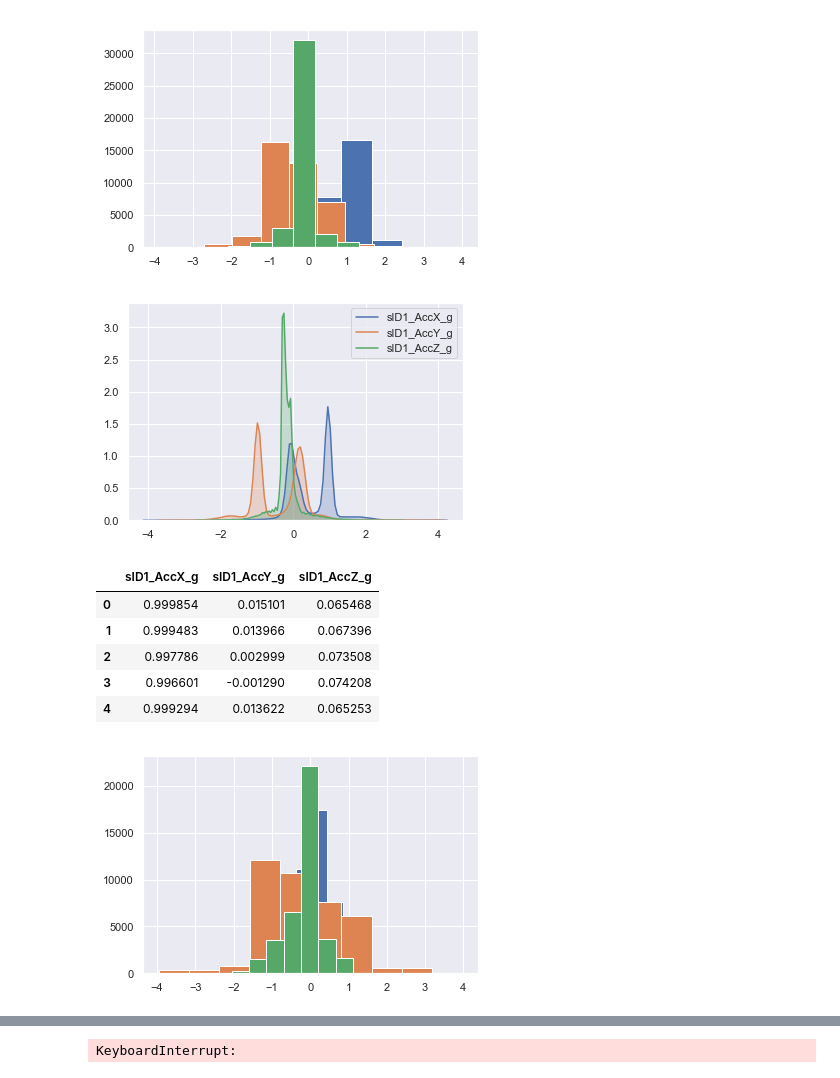
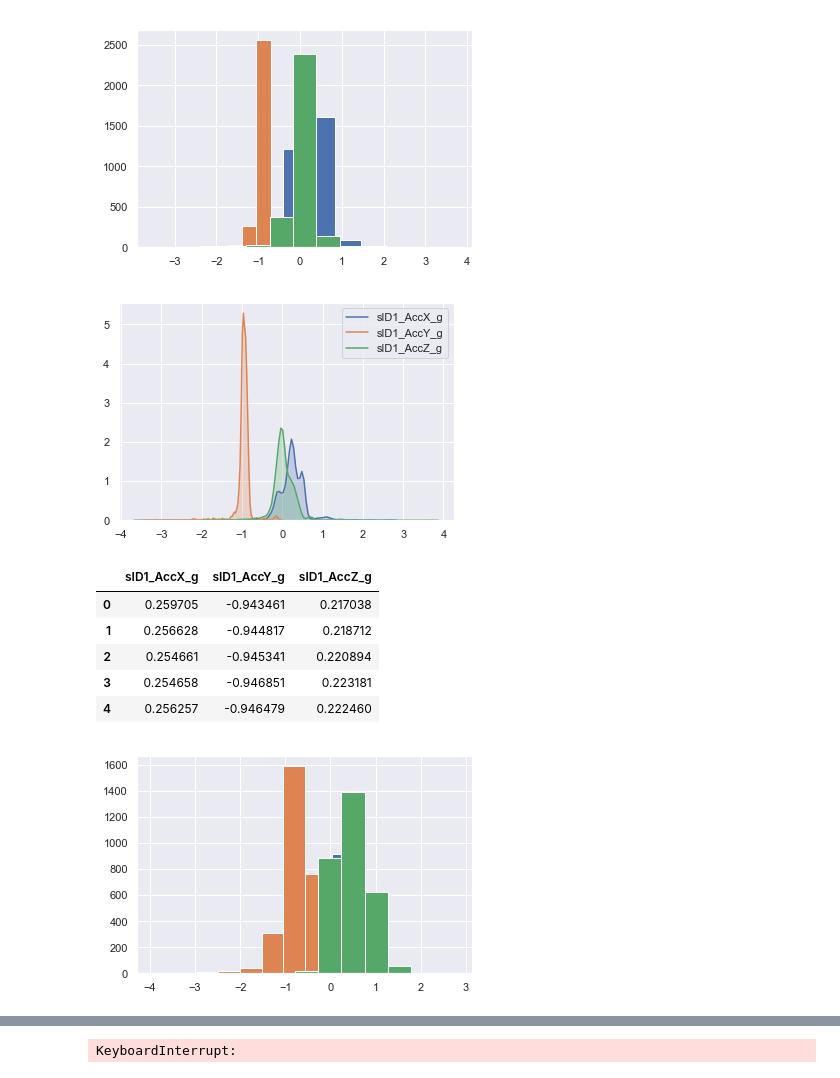
Before and after one commit to Landcruiser87/Capstone_Project, a Jupyter notebook: Notebooks/Untitled.ipynb, the cells around one changed output, grey strips where cells are left out. Cells and saved outputs as stored; diff of their text form; code cells hidden in the pictures.

```diff
--- a/Notebooks/Untitled.ipynb
+++ b/Notebooks/Untitled.ipynb
@@ -10,3 +8,5 @@ df = pd.read_csv('/githubrepo/CapstoneA/data/Zenshin_Data/ComboPlatter.csv')
+# %%
+df4 = pd.read_csv('/Users/samanthasprague/Downloads/ComboPlatter_New.csv')
 # %%
-df = pd.DataFrame(df)
+df4 = pd.DataFrame(df4)
 # %%
@@ -91,33 +135,33 @@ sns.relplot(x="TimeStamp_s", y="sID3_AccZ_g", facet_kws=dict(sharex=False),
 # %%
 #2D Plots of sID1
 # %%
-combSensorAcc = pd.DataFrame(df, columns=['sID1_AccX_g', 'sID1_AccY_g', 'sID1_AccZ_g'])
+combSensorAcc = pd.DataFrame(df4, columns=['sID1_AccX_g', 'sID1_AccY_g', 'sID1_AccZ_g'])
 for col in combSensorAcc:
     plt.hist(combSensorAcc[col])
 # %% [output]
-[figure, old version]
+[figure, new version]
 # %%
 for col in combSensorAcc:
     sns.kdeplot(combSensorAcc[col], shade=True)
 # %% [output]
-[figure, old version]
+[figure, new version]
 # %%
 combSensorAcc.head()
 # %% [output]
 |  | sID1_AccX_g | sID1_AccY_g | sID1_AccZ_g |
-| 0 | 0.999854 | 0.015101 | 0.065468 |
-| 1 | 0.999483 | 0.013966 | 0.067396 |
-| 2 | 0.997786 | 0.002999 | 0.073508 |
-| 3 | 0.996601 | -0.001290 | 0.074208 |
-| 4 | 0.999294 | 0.013622 | 0.065253 |
+| 0 | 0.259705 | -0.943461 | 0.217038 |
+| 1 | 0.256628 | -0.944817 | 0.218712 |
+| 2 | 0.254661 | -0.945341 | 0.220894 |
+| 3 | 0.254658 | -0.946851 | 0.223181 |
+| 4 | 0.256257 | -0.946479 | 0.222460 |
 # %%
 #2D Plots of sID2
 # %%
-combSensorAcc2 = pd.DataFrame(df, columns=['sID2_AccX_g', 'sID2_AccY_g', 'sID2_AccZ_g'])
+combSensorAcc2 = pd.DataFrame(df4, columns=['sID2_AccX_g', 'sID2_AccY_g', 'sID2_AccZ_g'])
 for col in combSensorAcc2:
     plt.hist(combSensorAcc2[col])
 # %% [output]
-[figure, old version]
+[figure, new version]
 # %%
 for col in combSensorAcc2:
     sns.kdeplot(combSensorAcc2[col], shade=True)
```
Also changed, not shown: parts of 41 cells of this notebook, 9 other files.
